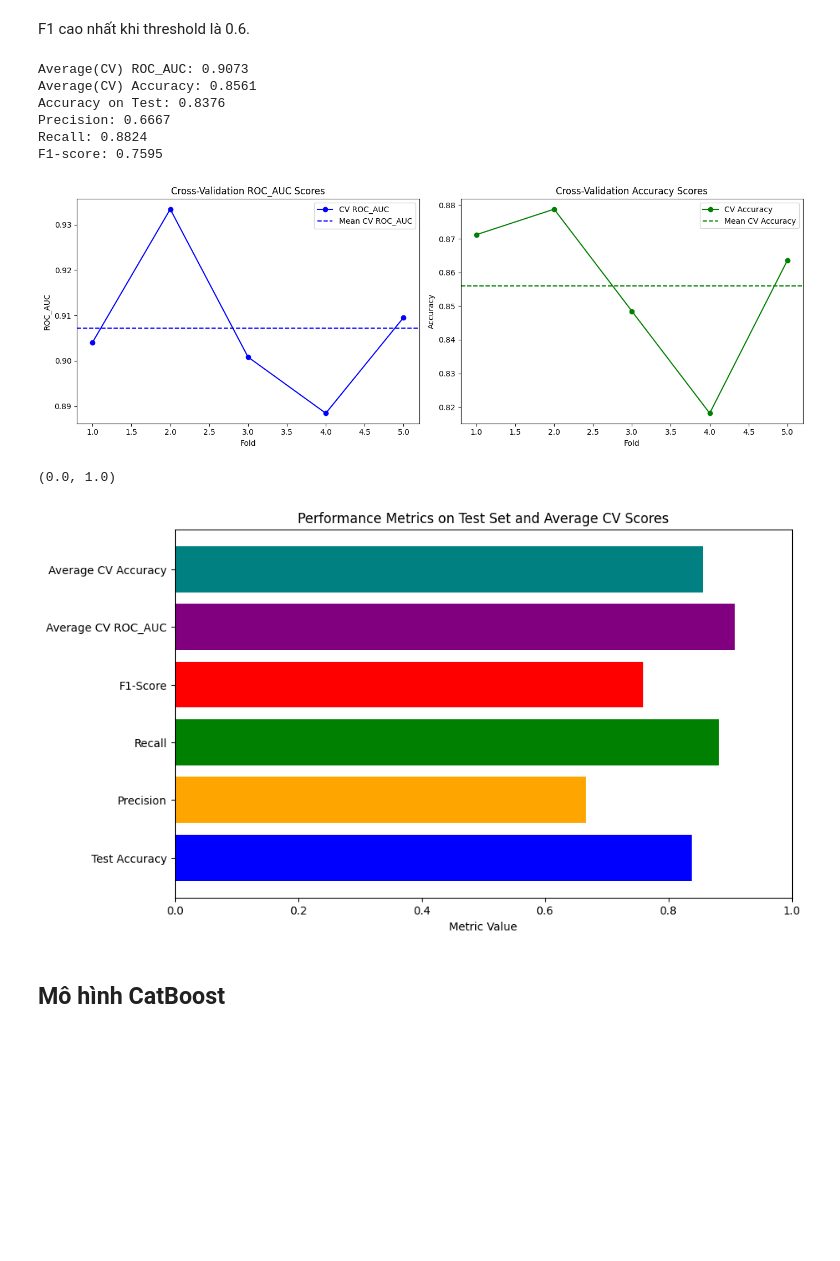
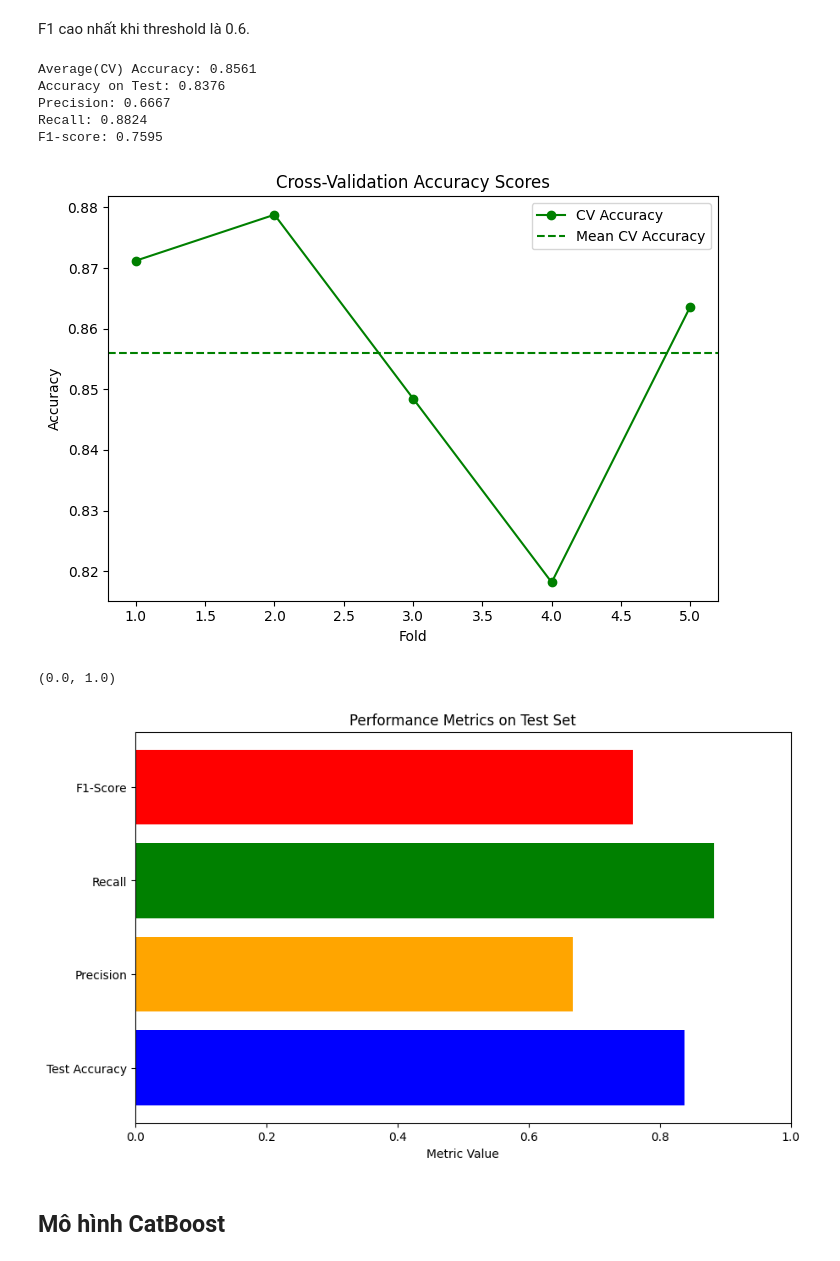
Before and after one commit to huynhquangquan/ML_DiabetesPrediction, a Jupyter notebook: notebooks/Diabetes_Modeling.ipynb, the cells around one changed output. Cells and saved outputs as stored; diff of their text form; code cells hidden in the pictures; blank space fills up the shorter version.

```diff
--- a/notebooks/Diabetes_Modeling.ipynb
+++ b/notebooks/Diabetes_Modeling.ipynb
@@ -421,67 +407,54 @@ Threshold: 0.90, F1-score: 0.6667
 F1 cao nhất khi threshold là 0.6.
 # %%
 y_pred = (y_proba >= 0.6).astype(int)
-scores_auc = cross_val_score(lr, X_train, y_train, cv=5, n_jobs=-1, scoring= "roc_auc")
 scores_accuracy = cross_val_score(lr, X_train, y_train, cv=5, n_jobs=-1, scoring= "accuracy")
-
 accuracy = accuracy_score(y_test, y_pred)
 precision = precision_score(y_test, y_pred)
 recall = recall_score(y_test, y_pred)
 f1 = f1_score(y_test,y_pred)
 
-print(f'Average(CV) ROC_AUC: {scores_auc.mean():.4f}')
 print(f'Average(CV) Accuracy: {scores_accuracy.mean():.4f}')
 print(f'Accuracy on Test: {accuracy:.4f}')
 print(f'Precision: {precision:.4f}')
 print(f'Recall: {recall:.4f}')
 print(f'F1-score: {f1:.4f}')
 
 metrics = {
     "Test Accuracy": accuracy,
     "Precision": precision,
     "Recall": recall,
     "F1-Score": f1,
-    "Average CV ROC_AUC": scores_auc.mean(),
-    "Average CV Accuracy": scores_accuracy.mean(),
 }
 
-fig, (ax1, ax2) = plt.subplots(1, 2, figsize=(14, 5))
+plt.figure(figsize=(7, 5))
+plt.plot(range(1, 6), scores_accuracy, marker='o', color='green', label="CV Accuracy")
+plt.axhline(np.mean(scores_accuracy), color='green', linestyle='--', label="Mean CV Accuracy")
+plt.title("Cross-Validation Accuracy Scores")
+plt.xlabel("Fold")
+plt.ylabel("Accuracy")
+plt.legend()
+plt.tight_layout()
 
-ax1.plot(range(1, 6), scores_auc, marker='o', color='blue', label="CV ROC_AUC")
-ax1.axhline(np.mean(scores_auc), color='blue', linestyle='--', label="Mean CV ROC_AUC")
-ax1.set_title("Cross-Validation ROC_AUC Scores")
-ax1.set_xlabel("Fold")
-ax1.set_ylabel("ROC_AUC")
-ax1.legend()
-
-ax2.plot(range(1, 6), scores_accuracy, marker='o', color='green', label="CV Accuracy")
-ax2.axhline(np.mean(scores_accuracy), color='green', linestyle='--', label="Mean CV Accuracy")
-ax2.set_title("Cross-Validation Accuracy Scores")
-ax2.set_xlabel("Fold")
-ax2.set_ylabel("Accuracy")
-ax2.legend()
-
-plt.tight_layout()
+plt.show()
 # %% [output]
-Average(CV) ROC_AUC: 0.9073
 Average(CV) Accuracy: 0.8561
 Accuracy on Test: 0.8376
 Precision: 0.6667
 Recall: 0.8824
 F1-score: 0.7595
-[figure, old version]
+[figure, new version]
 # %%
-fig, ax3 = plt.subplots(figsize=(10, 6))
+fig, ax2 = plt.subplots(figsize=(10, 6))
 metric_names = list(metrics.keys())
 metric_values = list(metrics.values())
 
-ax3.barh(metric_names, metric_values, color=['blue', 'orange', 'green', 'red', 'purple', 'teal'])
-ax3.set_title("Performance Metrics on Test Set and Average CV Scores")
-ax3.set_xlabel("Metric Value")
-ax3.set_xlim(0, 1)
+ax2.barh(metric_names, metric_values, color=['blue', 'orange', 'green', 'red'])
+ax2.set_title("Performance Metrics on Test Set")
+ax2.set_xlabel("Metric Value")
+ax2.set_xlim(0, 1)
 # %% [output]
 (0.0, 1.0)
-[figure, old version]
+[figure, new version]
 # %% [markdown]
 ## Mô hình CatBoost
 # %%
```
Also changed, not shown: parts of 40 cells of this notebook, 8 other files.
